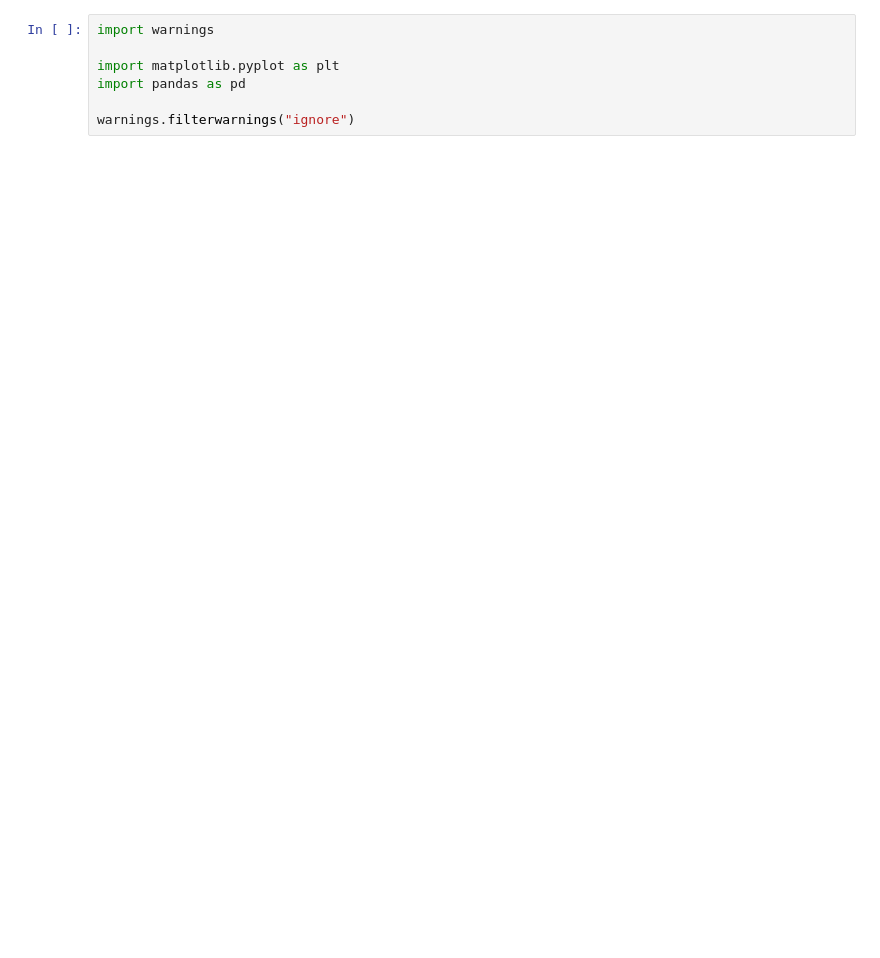
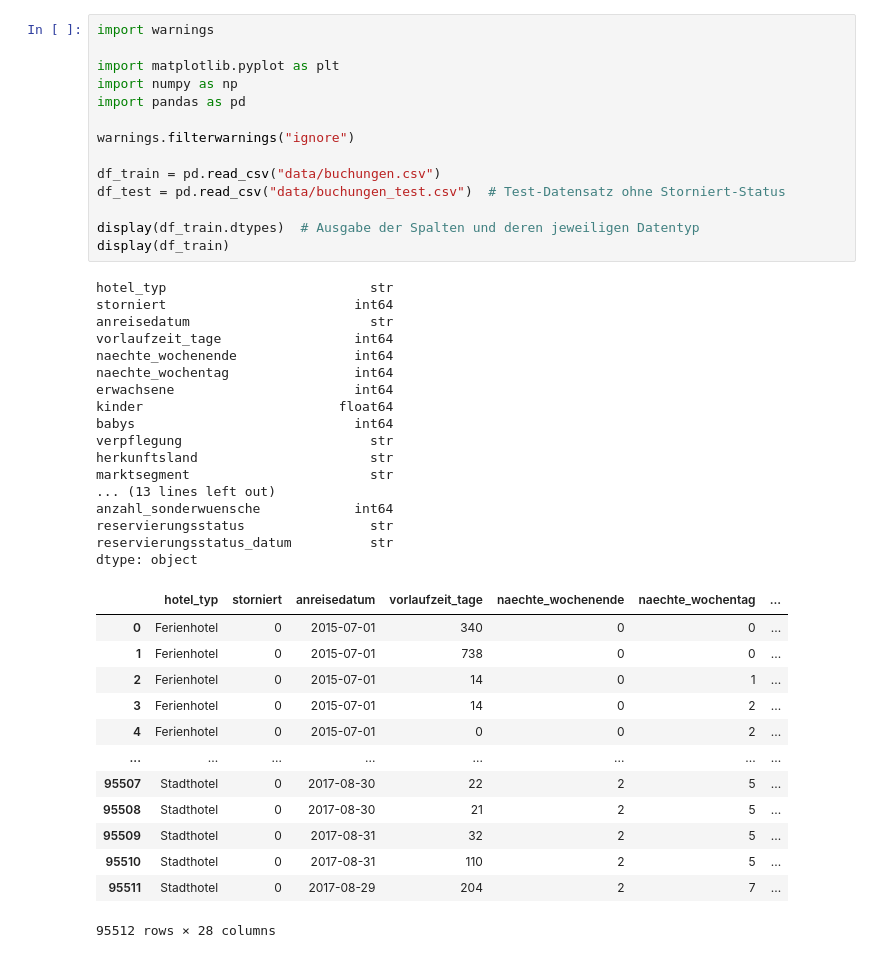
Before and after one commit to vasv1011/semester-3-projekte, a Jupyter notebook: ML/Projekt/project.ipynb, the cells around one changed output. Drawn from its saved outputs; the diff is of its cells as text; blank space fills up the shorter version.

```diff
--- a/ML/Projekt/project.ipynb
+++ b/ML/Projekt/project.ipynb
@@ -1,7 +1,45 @@
 # %%
 import warnings
 
 import matplotlib.pyplot as plt
+import numpy as np
 import pandas as pd
 
 warnings.filterwarnings("ignore")
+
+df_train = pd.read_csv("data/buchungen.csv")
+df_test = pd.read_csv("data/buchungen_test.csv")  # Test-Datensatz ohne Storniert-Status
+
+display(df_train.dtypes)  # Ausgabe der Spalten und deren jeweiligen Datentyp
+display(df_train)
+# %% [output]
+hotel_typ                          str
+storniert                        int64
+anreisedatum                       str
+vorlaufzeit_tage                 int64
+naechte_wochenende               int64
+naechte_wochentag                int64
+erwachsene                       int64
+kinder                         float64
+babys                            int64
+verpflegung                        str
+herkunftsland                      str
+marktsegment                       str
+... (13 lines left out)
+anzahl_sonderwuensche            int64
+reservierungsstatus                str
+reservierungsstatus_datum          str
+dtype: object
+|  | hotel_typ | storniert | anreisedatum | vorlaufzeit_tage | naechte_wochenende | naechte_wochentag | ... |
+| 0 | Ferienhotel | 0 | 2015-07-01 | 340 | 0 | 0 | ... |
+| 1 | Ferienhotel | 0 | 2015-07-01 | 738 | 0 | 0 | ... |
+| 2 | Ferienhotel | 0 | 2015-07-01 | 14 | 0 | 1 | ... |
+| 3 | Ferienhotel | 0 | 2015-07-01 | 14 | 0 | 2 | ... |
+| 4 | Ferienhotel | 0 | 2015-07-01 | 0 | 0 | 2 | ... |
+| ... | ... | ... | ... | ... | ... | ... | ... |
+| 95507 | Stadthotel | 0 | 2017-08-30 | 22 | 2 | 5 | ... |
+| 95508 | Stadthotel | 0 | 2017-08-30 | 21 | 2 | 5 | ... |
+| 95509 | Stadthotel | 0 | 2017-08-31 | 32 | 2 | 5 | ... |
+| 95510 | Stadthotel | 0 | 2017-08-31 | 110 | 2 | 5 | ... |
+| 95511 | Stadthotel | 0 | 2017-08-29 | 204 | 2 | 7 | ... |
+95512 rows × 28 columns
```
Also changed, not shown: parts of 27 cells of this notebook.
